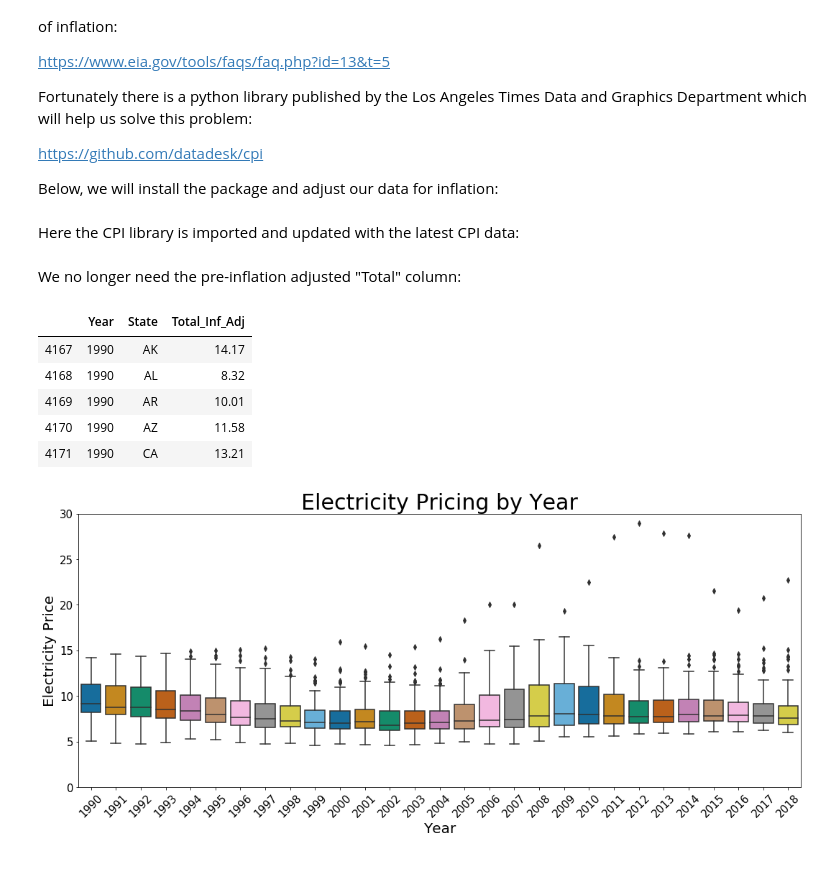
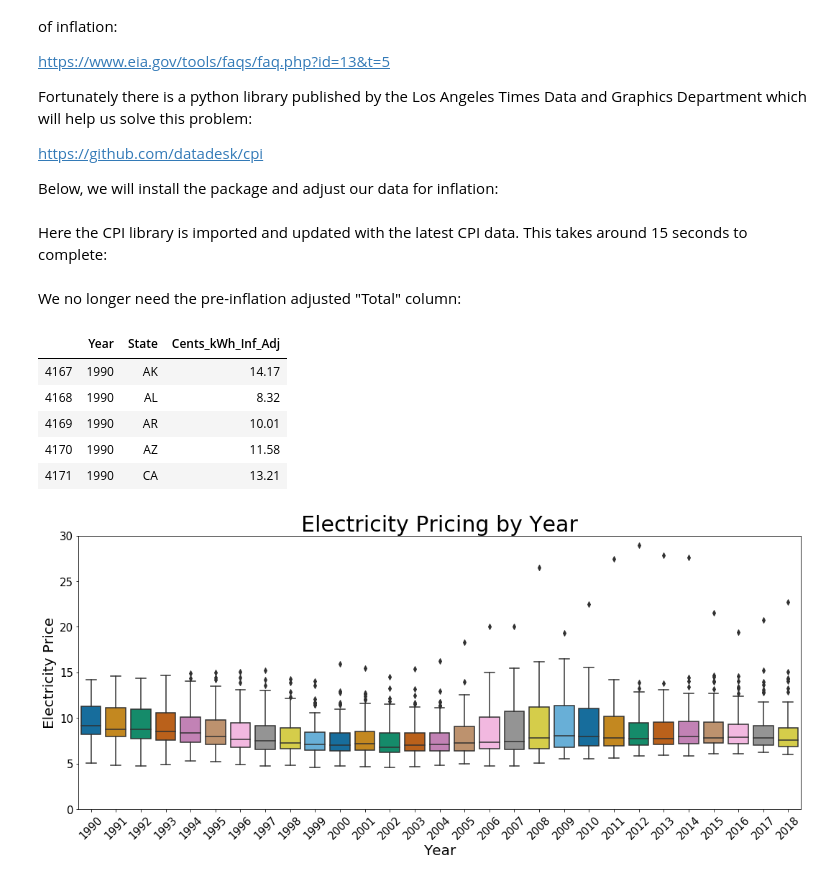
Before and after one commit to asternick/dsi9-capstone, a Jupyter notebook: electricity_rates.ipynb, the cells around one changed output. Saved outputs shown, nothing was run; the diff lists cells and outputs as text; code cells hidden in the pictures.

```diff
--- a/electricity_rates.ipynb
+++ b/electricity_rates.ipynb
@@ -92 +94,3 @@ dfp = dfp[dfp["State"] != "US"]
+# %%
+dfr = dfr[dfr["State"] != "US"]
 # %%
@@ -153,22 +173,22 @@ Below, we will install the package and adjust our data for inflation:
 #pip install cpi
 #cpi.update()
 # %% [markdown]
-Here the CPI library is imported and updated with the latest CPI data:
+Here the CPI library is imported and updated with the latest CPI data. This takes around 15 seconds to complete:
 # %%
 import cpi
 # %%
 def inflate(row):
-        return cpi.inflate(row['Total'], row['Year'], to=2005)
+        return cpi.inflate(row['Cents_kWh'], row['Year'], to=2005)
 # %%
-dfp['Total_Inf_Adj'] = np.round(dfp.apply(inflate, axis = 1), 2)
+dfr['Cents_kWh_Inf_Adj'] = np.round(dfr.apply(inflate, axis = 1), 2)
 # %% [markdown]
 We no longer need the pre-inflation adjusted "Total" column:
 # %%
-dfp.drop(columns = "Total", inplace = True)
+dfr.drop(columns = "Cents_kWh", inplace = True)
 # %%
-dfp.head()
+dfr.head()
 # %% [output]
-|  | Year | State | Total_Inf_Adj |
+|  | Year | State | Cents_kWh_Inf_Adj |
 | 4167 | 1990 | AK | 14.17 |
 | 4168 | 1990 | AL | 8.32 |
 | 4169 | 1990 | AR | 10.01 |
```
Also changed, not shown: parts of 26 cells of this notebook, 8 other files.
